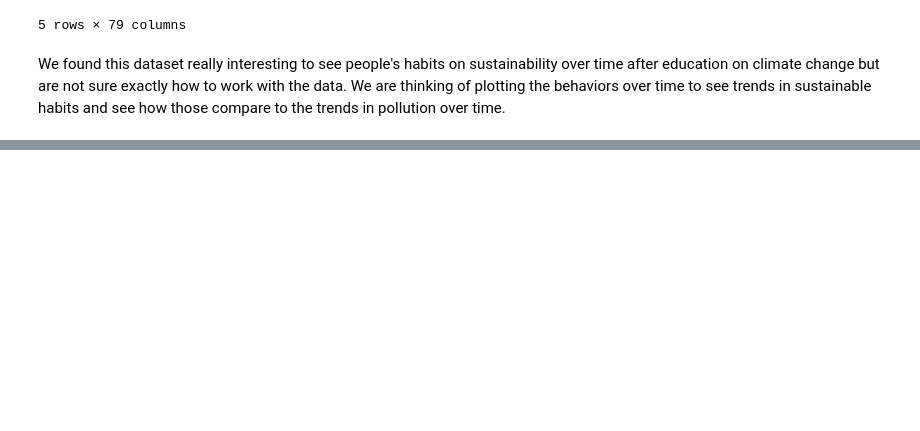
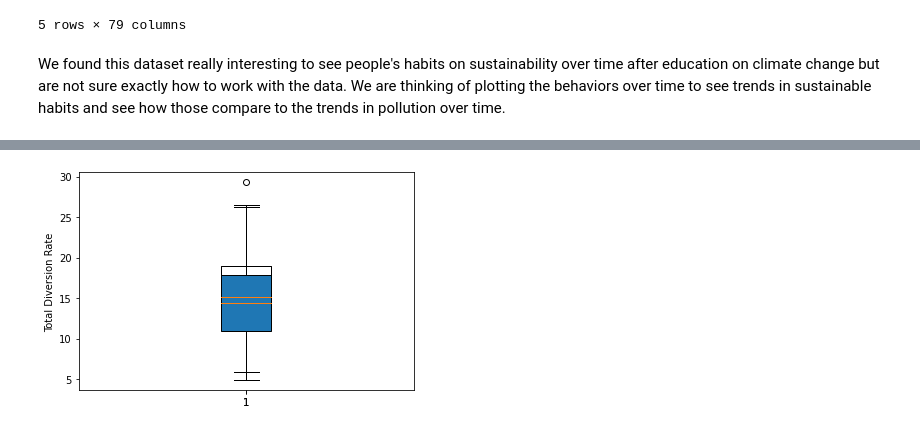
Before and after one commit to ariannacurillo/info2950-finalproject, a Jupyter notebook: phase2.ipynb, the cells around one changed output, grey strips where cells are left out. Drawn from its saved outputs; the diff is of its cells as text; code cells hidden in the pictures; blank space fills up the shorter version.

```diff
--- a/phase2.ipynb
+++ b/phase2.ipynb
@@ -305,0 +322,10 @@ We found this dataset really interesting to see people's habits on sustainabilit
+# %%
+recycle_2010 = recycling.iloc[0:59]
+recycle_2016 = recycling.iloc[59:]
+# %%
+plt.boxplot(recycle_2010["Diversion Rate-Total (Total Recycling / Total Waste)"], patch_artist=True)
+plt.boxplot(recycle_2016["Diversion Rate-Total (Total Recycling / Total Waste)"])
+plt.ylabel("Total Diversion Rate")
+plt.show()
+# %% [output]
+[figure, added]
```
Also changed, not shown: parts of 22 cells of this notebook.
